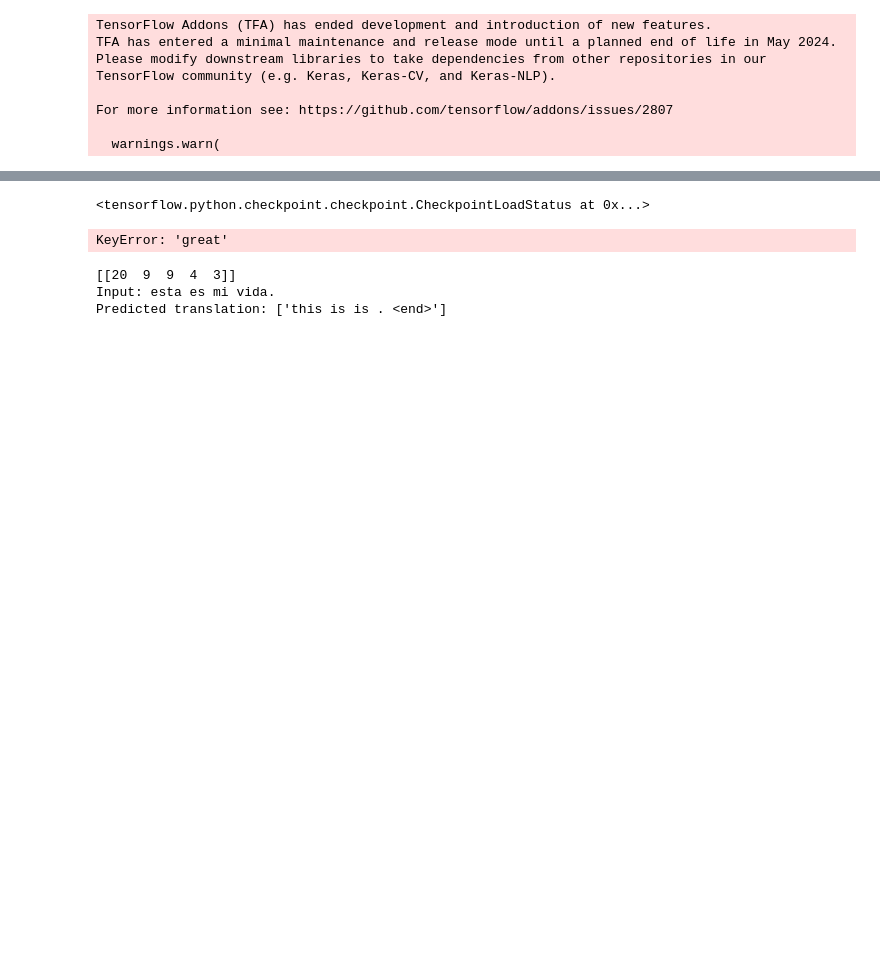
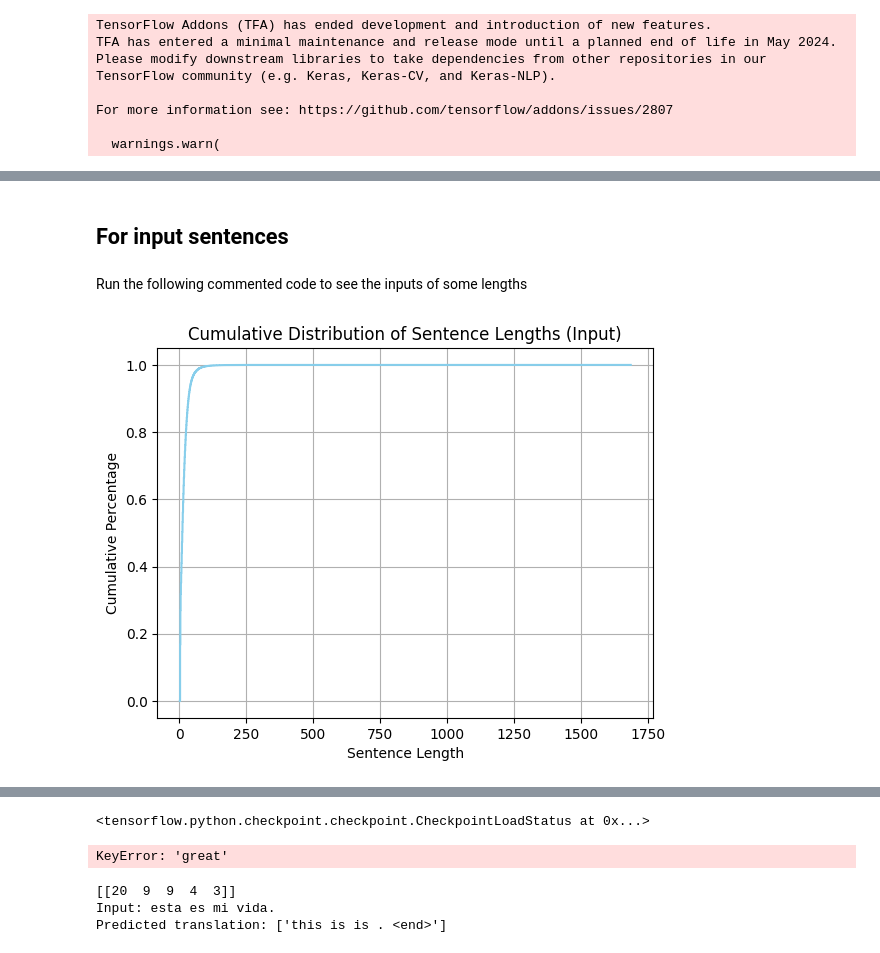
Before and after one commit to riziuzi/CompeteModels, a Jupyter notebook: models/INCtranslator_eng_hindi.ipynb, the cells around one changed output, grey strips where cells are left out. Saved outputs shown, nothing was run; the diff lists cells and outputs as text; code cells hidden in the pictures; blank space fills up the shorter version.

```diff
--- a/models/INCtranslator_eng_hindi.ipynb
+++ b/models/INCtranslator_eng_hindi.ipynb
@@ -49,0 +120,9 @@ For more information see: https://github.com/tensorflow/addons/issues/2807
+# %%
+path = "data/translation/en-hi.txt"
+inp_lang, targ_lang  = get_dataset(path)
+# %% [markdown]
+## For input sentences
+# %%
+intput_word_sentences = [list(sentence.split()) for sentence in inp_lang]
+# %% [markdown]
+Run the following commented code to see the inputs of some lengths
@@ -49,0 +136,15 @@ For more information see: https://github.com/tensorflow/addons/issues/2807
+# %%
+# Calculate the lengths of all sentences
+words_per_sentence = [len(sentence) for sentence in intput_word_sentences]
+# %%
+input_sorted_lengths = np.sort(words_per_sentence)
+cumulative_percentage = np.arange(1, len(input_sorted_lengths) + 1) / len(input_sorted_lengths)
+
+plt.step(input_sorted_lengths, cumulative_percentage, color='skyblue', where='mid')
+plt.xlabel('Sentence Length')
+plt.ylabel('Cumulative Percentage')
+plt.title('Cumulative Distribution of Sentence Lengths (Input)')
+plt.grid(True)
+plt.show()
+# %% [output]
+[figure, added]
```
Also changed, not shown: parts of 31 cells of this notebook, 2 other files.
